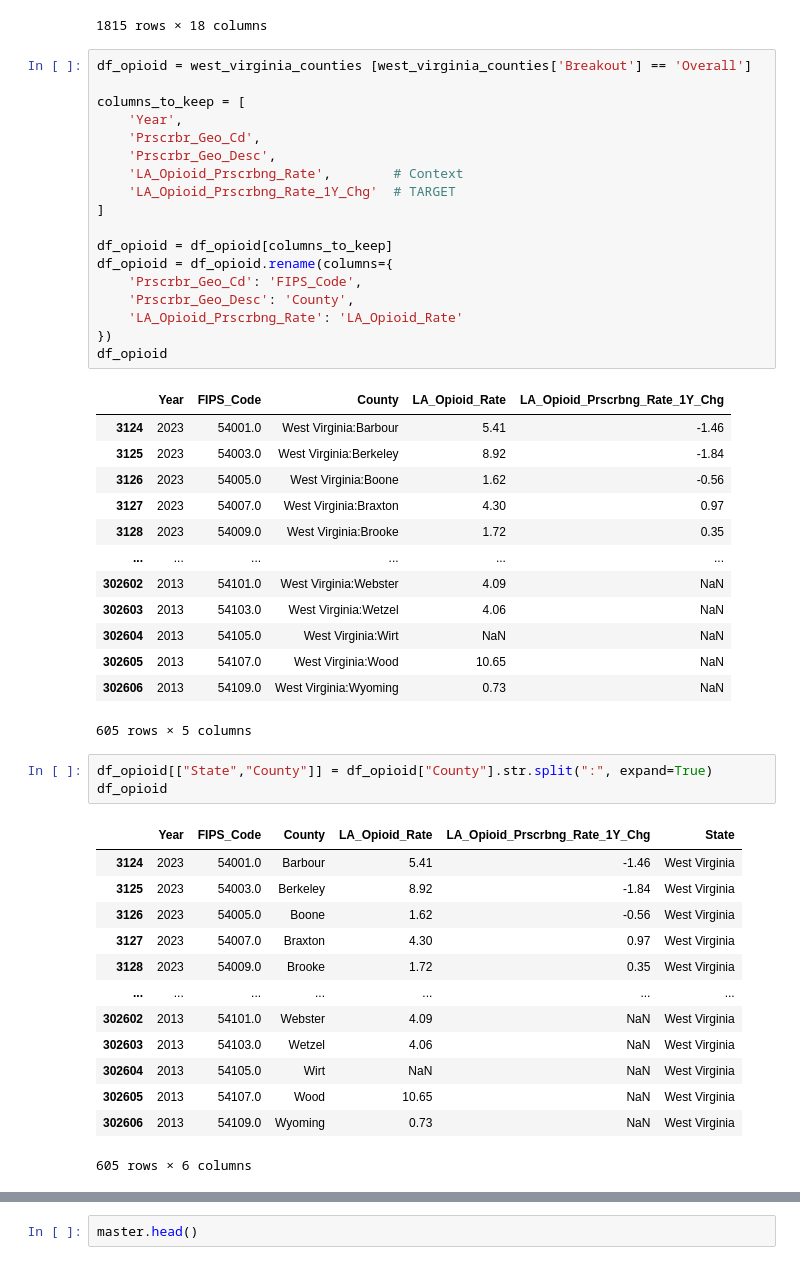
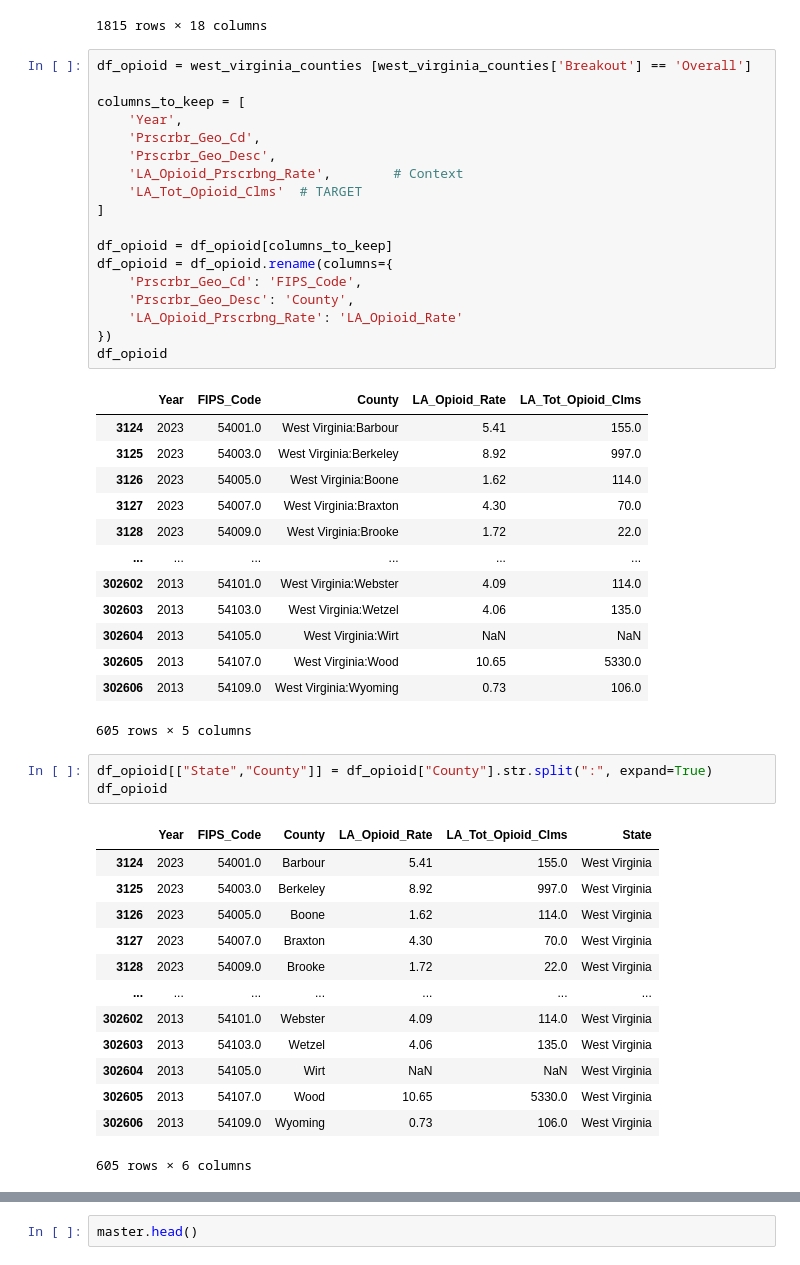
Before and after one commit to vyarabad/The-Intervention-Task-Force, a Jupyter notebook: notebooks/virginia_opioid.ipynb, the cells around one changed output, grey strips where cells are left out. Saved outputs shown, nothing was run; the diff lists cells and outputs as text.

```diff
--- a/notebooks/virginia_opioid.ipynb
+++ b/notebooks/virginia_opioid.ipynb
@@ -117,51 +117,51 @@ west_virginia_counties
 # %%
 df_opioid = west_virginia_counties [west_virginia_counties['Breakout'] == 'Overall']
 
 columns_to_keep = [
     'Year',
     'Prscrbr_Geo_Cd',
     'Prscrbr_Geo_Desc',
     'LA_Opioid_Prscrbng_Rate',        # Context
-    'LA_Opioid_Prscrbng_Rate_1Y_Chg'  # TARGET
+    'LA_Tot_Opioid_Clms'  # TARGET
 ]
 
 df_opioid = df_opioid[columns_to_keep]
 df_opioid = df_opioid.rename(columns={
     'Prscrbr_Geo_Cd': 'FIPS_Code',
     'Prscrbr_Geo_Desc': 'County',
     'LA_Opioid_Prscrbng_Rate': 'LA_Opioid_Rate'
 })
 df_opioid
 # %% [output]
-|  | Year | FIPS_Code | County | LA_Opioid_Rate | LA_Opioid_Prscrbng_Rate_1Y_Chg |
-| 3124 | 2023 | 54001.0 | West Virginia:Barbour | 5.41 | -1.46 |
-| 3125 | 2023 | 54003.0 | West Virginia:Berkeley | 8.92 | -1.84 |
-| 3126 | 2023 | 54005.0 | West Virginia:Boone | 1.62 | -0.56 |
-| 3127 | 2023 | 54007.0 | West Virginia:Braxton | 4.30 | 0.97 |
-| 3128 | 2023 | 54009.0 | West Virginia:Brooke | 1.72 | 0.35 |
+|  | Year | FIPS_Code | County | LA_Opioid_Rate | LA_Tot_Opioid_Clms |
+| 3124 | 2023 | 54001.0 | West Virginia:Barbour | 5.41 | 155.0 |
+| 3125 | 2023 | 54003.0 | West Virginia:Berkeley | 8.92 | 997.0 |
+| 3126 | 2023 | 54005.0 | West Virginia:Boone | 1.62 | 114.0 |
+| 3127 | 2023 | 54007.0 | West Virginia:Braxton | 4.30 | 70.0 |
+| 3128 | 2023 | 54009.0 | West Virginia:Brooke | 1.72 | 22.0 |
 | ... | ... | ... | ... | ... | ... |
-| 302602 | 2013 | 54101.0 | West Virginia:Webster | 4.09 | NaN |
-| 302603 | 2013 | 54103.0 | West Virginia:Wetzel | 4.06 | NaN |
+| 302602 | 2013 | 54101.0 | West Virginia:Webster | 4.09 | 114.0 |
+| 302603 | 2013 | 54103.0 | West Virginia:Wetzel | 4.06 | 135.0 |
 | 302604 | 2013 | 54105.0 | West Virginia:Wirt | NaN | NaN |
-| 302605 | 2013 | 54107.0 | West Virginia:Wood | 10.65 | NaN |
-| 302606 | 2013 | 54109.0 | West Virginia:Wyoming | 0.73 | NaN |
+| 302605 | 2013 | 54107.0 | West Virginia:Wood | 10.65 | 5330.0 |
+| 302606 | 2013 | 54109.0 | West Virginia:Wyoming | 0.73 | 106.0 |
 605 rows × 5 columns
 # %%
 df_opioid[["State","County"]] = df_opioid["County"].str.split(":", expand=True)
 df_opioid
 # %% [output]
-|  | Year | FIPS_Code | County | LA_Opioid_Rate | LA_Opioid_Prscrbng_Rate_1Y_Chg | State |
-| 3124 | 2023 | 54001.0 | Barbour | 5.41 | -1.46 | West Virginia |
-| 3125 | 2023 | 54003.0 | Berkeley | 8.92 | -1.84 | West Virginia |
-| 3126 | 2023 | 54005.0 | Boone | 1.62 | -0.56 | West Virginia |
-| 3127 | 2023 | 54007.0 | Braxton | 4.30 | 0.97 | West Virginia |
-| 3128 | 2023 | 54009.0 | Brooke | 1.72 | 0.35 | West Virginia |
+|  | Year | FIPS_Code | County | LA_Opioid_Rate | LA_Tot_Opioid_Clms | State |
+| 3124 | 2023 | 54001.0 | Barbour | 5.41 | 155.0 | West Virginia |
+| 3125 | 2023 | 54003.0 | Berkeley | 8.92 | 997.0 | West Virginia |
+| 3126 | 2023 | 54005.0 | Boone | 1.62 | 114.0 | West Virginia |
+| 3127 | 2023 | 54007.0 | Braxton | 4.30 | 70.0 | West Virginia |
+| 3128 | 2023 | 54009.0 | Brooke | 1.72 | 22.0 | West Virginia |
 | ... | ... | ... | ... | ... | ... | ... |
-| 302602 | 2013 | 54101.0 | Webster | 4.09 | NaN | West Virginia |
-| 302603 | 2013 | 54103.0 | Wetzel | 4.06 | NaN | West Virginia |
+| 302602 | 2013 | 54101.0 | Webster | 4.09 | 114.0 | West Virginia |
+| 302603 | 2013 | 54103.0 | Wetzel | 4.06 | 135.0 | West Virginia |
 | 302604 | 2013 | 54105.0 | Wirt | NaN | NaN | West Virginia |
-| 302605 | 2013 | 54107.0 | Wood | 10.65 | NaN | West Virginia |
-| 302606 | 2013 | 54109.0 | Wyoming | 0.73 | NaN | West Virginia |
+| 302605 | 2013 | 54107.0 | Wood | 10.65 | 5330.0 | West Virginia |
+| 302606 | 2013 | 54109.0 | Wyoming | 0.73 | 106.0 | West Virginia |
 605 rows × 6 columns
 # %%
 df_opioid["FIPS_Code"] = df_opioid["FIPS_Code"].astype(int)
```
Also changed, not shown: parts of 8 cells of this notebook, 8 other files.
